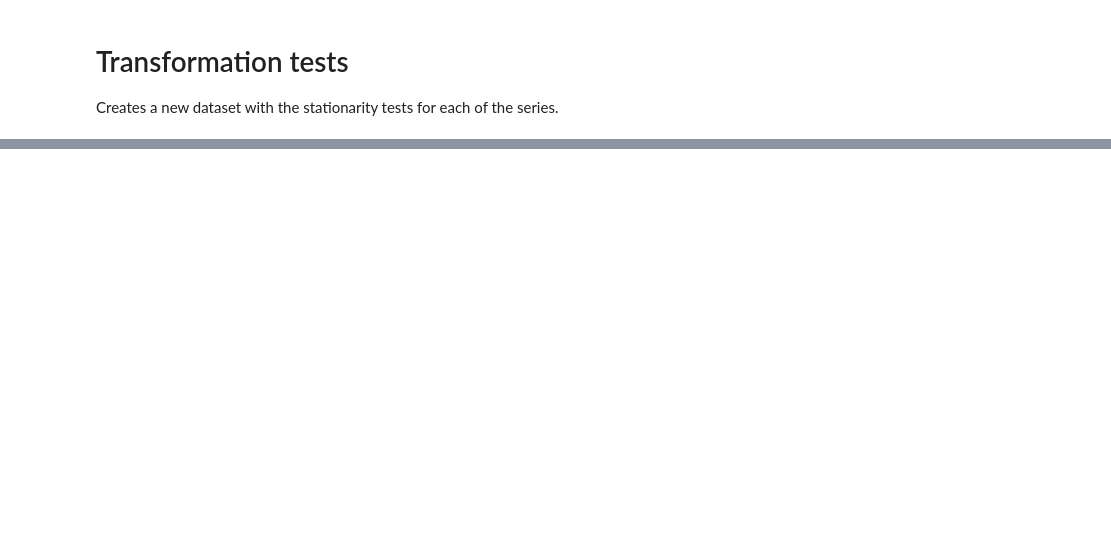
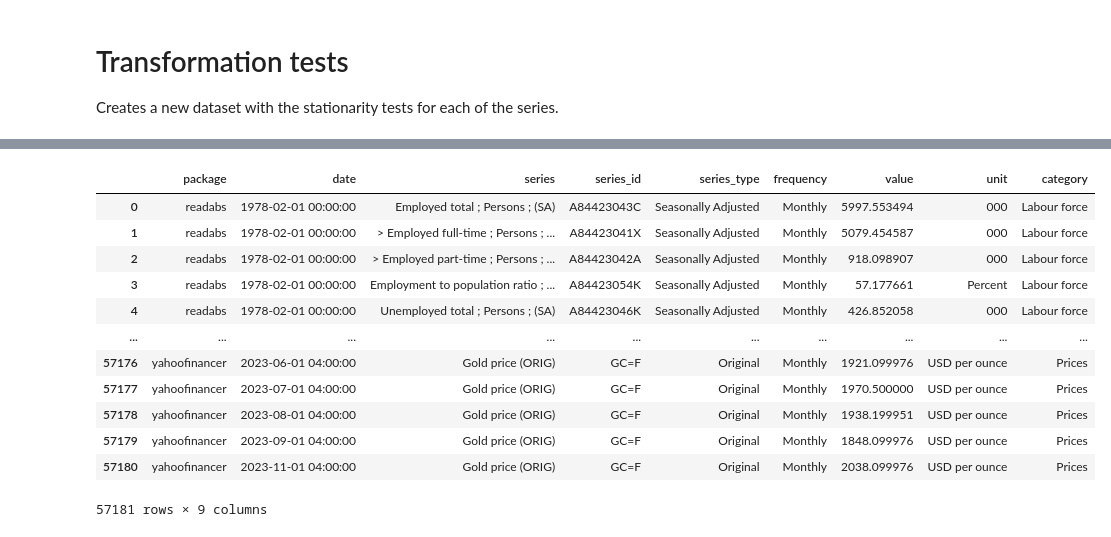
Before and after one commit to andybridger/RBAvsMachine, a Jupyter notebook: Python/notebooks/Transformation_tests.ipynb, the cells around one changed output, grey strips where cells are left out. Drawn from its saved outputs; the diff is of its cells as text; code cells hidden in the pictures; blank space fills up the shorter version.

```diff
--- a/Python/notebooks/Transformation_tests.ipynb
+++ b/Python/notebooks/Transformation_tests.ipynb
@@ -20,0 +19,16 @@ HTTPError: HTTP Error 404: Not Found
+# %%
+df_montly
+# %% [output]
+|  | package | date | series | series_id | series_type | frequency | value | unit | category |
+| 0 | readabs | 1978-02-01 00:00:00 | Employed total ; Persons ; (SA) | A84423043C | Seasonally Adjusted | Monthly | 5997.553494 | 000 | Labour force |
+| 1 | readabs | 1978-02-01 00:00:00 | > Employed full-time ; Persons ; ... | A84423041X | Seasonally Adjusted | Monthly | 5079.454587 | 000 | Labour force |
+| 2 | readabs | 1978-02-01 00:00:00 | > Employed part-time ; Persons ; ... | A84423042A | Seasonally Adjusted | Monthly | 918.098907 | 000 | Labour force |
+| 3 | readabs | 1978-02-01 00:00:00 | Employment to population ratio ; ... | A84423054K | Seasonally Adjusted | Monthly | 57.177661 | Percent | Labour force |
+| 4 | readabs | 1978-02-01 00:00:00 | Unemployed total ; Persons ; (SA) | A84423046K | Seasonally Adjusted | Monthly | 426.852058 | 000 | Labour force |
+| ... | ... | ... | ... | ... | ... | ... | ... | ... | ... |
+| 57176 | yahoofinancer | 2023-06-01 04:00:00 | Gold price (ORIG) | GC=F | Original | Monthly | 1921.099976 | USD per ounce | Prices |
+| 57177 | yahoofinancer | 2023-07-01 04:00:00 | Gold price (ORIG) | GC=F | Original | Monthly | 1970.500000 | USD per ounce | Prices |
+| 57178 | yahoofinancer | 2023-08-01 04:00:00 | Gold price (ORIG) | GC=F | Original | Monthly | 1938.199951 | USD per ounce | Prices |
+| 57179 | yahoofinancer | 2023-09-01 04:00:00 | Gold price (ORIG) | GC=F | Original | Monthly | 1848.099976 | USD per ounce | Prices |
+| 57180 | yahoofinancer | 2023-11-01 04:00:00 | Gold price (ORIG) | GC=F | Original | Monthly | 2038.099976 | USD per ounce | Prices |
+57181 rows × 9 columns
```
Also changed, not shown: parts of 11 cells of this notebook, 4 other files.
